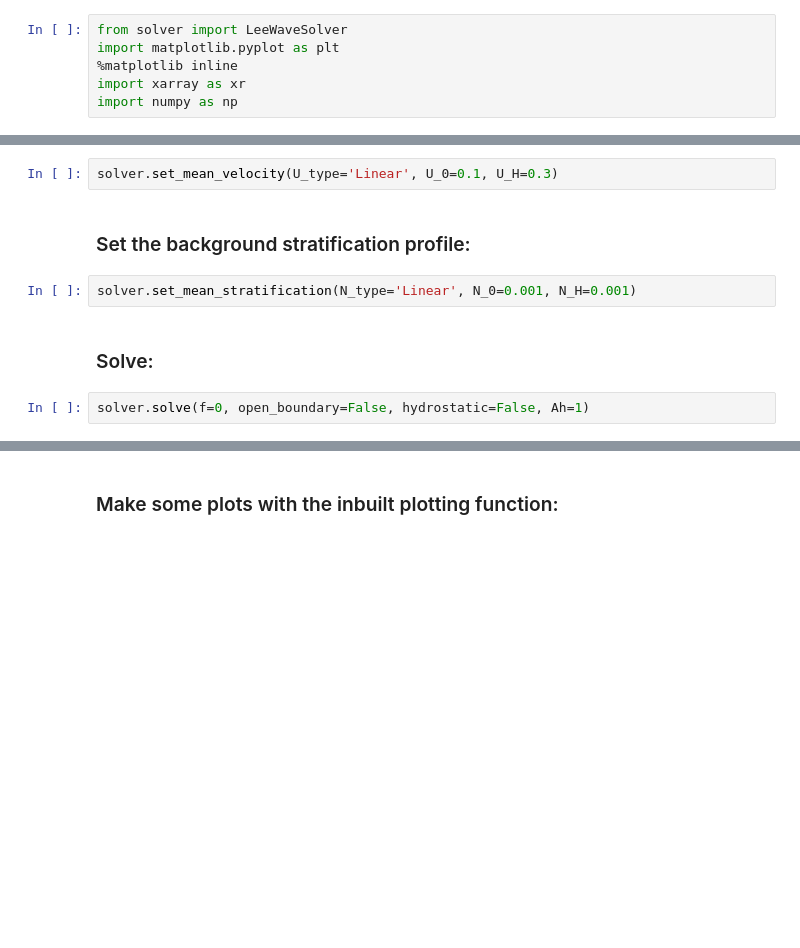
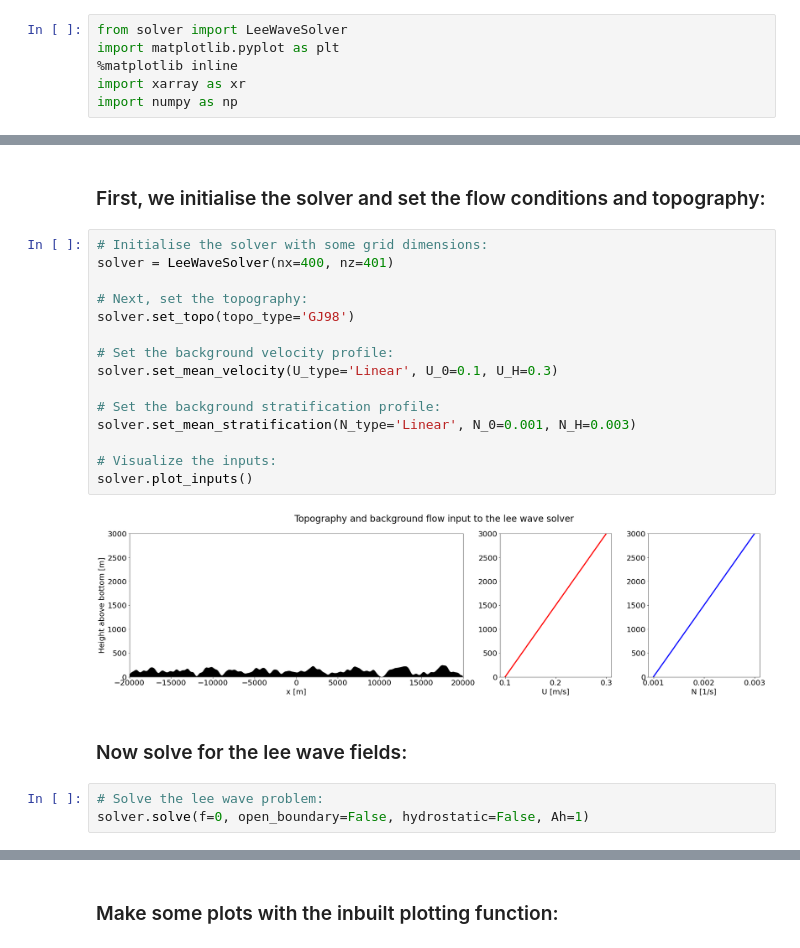
Before and after one commit to loisbaker/lee-wave-solver, a Jupyter notebook: lee_wave_solver.ipynb, the cells around one changed output, grey strips where cells are left out. Drawn from its saved outputs; the diff is of its cells as text; blank space fills up the shorter version.

```diff
--- a/lee_wave_solver.ipynb
+++ b/lee_wave_solver.ipynb
@@ -17,10 +9,24 @@ solver.set_topo(topo_type='GJ98')
-# %%
-solver.set_mean_velocity(U_type='Linear', U_0=0.1, U_H=0.3)
-# %% [markdown]
-### Set the background stratification profile:
-# %%
-solver.set_mean_stratification(N_type='Linear', N_0=0.001, N_H=0.001)
-# %% [markdown]
-### Solve:
+# %% [markdown]
+### First, we initialise the solver and set the flow conditions and topography:
+# %%
+# Initialise the solver with some grid dimensions:
+solver = LeeWaveSolver(nx=400, nz=401)
+
+# Next, set the topography:
+solver.set_topo(topo_type='GJ98')
+
+# Set the background velocity profile:
+solver.set_mean_velocity(U_type='Linear', U_0=0.1, U_H=0.3)
+
+# Set the background stratification profile:
+solver.set_mean_stratification(N_type='Linear', N_0=0.001, N_H=0.003)
+
+# Visualize the inputs:
+solver.plot_inputs()
+# %% [output]
+[figure, added]
+# %% [markdown]
+### Now solve for the lee wave fields:
 # %%
+# Solve the lee wave problem:
 solver.solve(f=0, open_boundary=False, hydrostatic=False, Ah=1)
```
Also changed, not shown: parts of 15 cells of this notebook, 1 other file.
